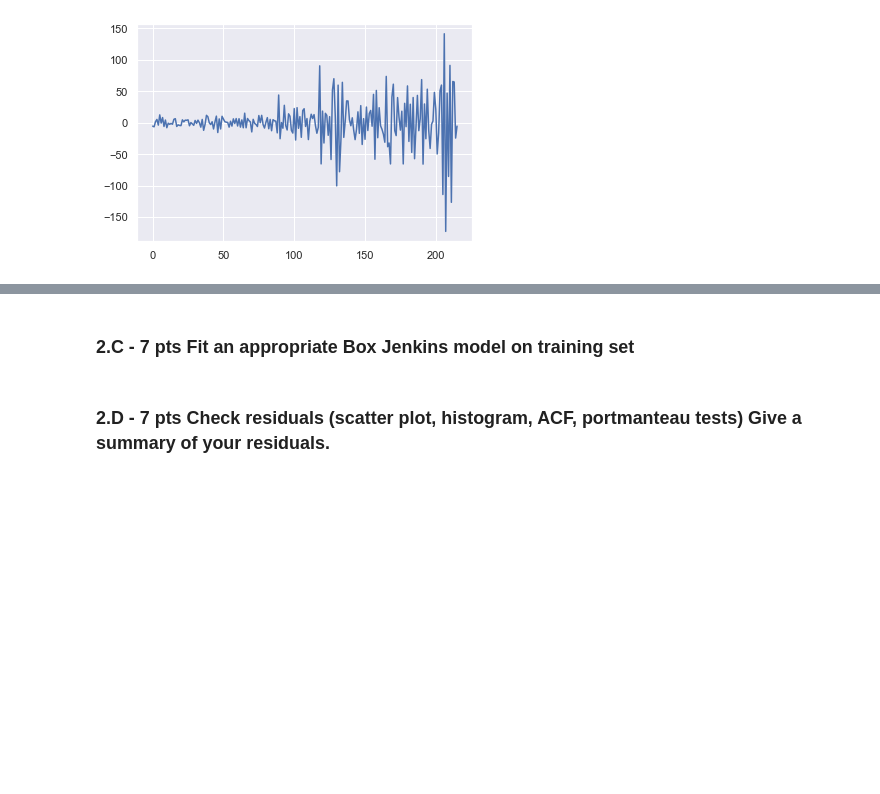
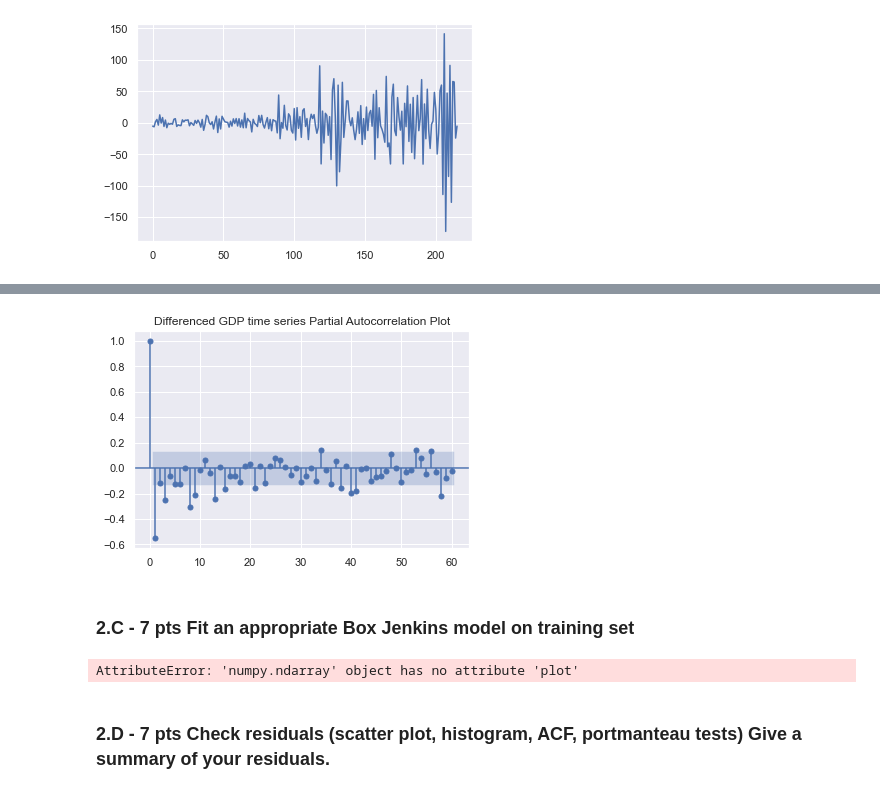
Before and after one commit to earnestsalgado/time-series-analysis_spr22, a Jupyter notebook: HW3/Week 3 Assignment Box Jenkins Models.ipynb, the cells around one changed output, grey strips where cells are left out. Drawn from its saved outputs; the diff is of its cells as text; code cells hidden in the pictures; blank space fills up the shorter version.

```diff
--- a/HW3/Week 3 Assignment Box Jenkins Models.ipynb
+++ b/HW3/Week 3 Assignment Box Jenkins Models.ipynb
@@ -254,2 +311,6 @@ def kpss_test(timeseries, trend='c'):
+# %%
+autocorr_plot = plot_pacf(GDP_second_order, lags=60, title='Differenced GDP time series Partial Autocorrelation Plot')
+# %% [output]
+[figure, added]
 # %% [markdown]
 ### 2.C - 7 pts Fit an appropriate Box Jenkins model on training set
@@ -256,3 +324,9 @@ def kpss_test(timeseries, trend='c'):
+# %%
+GDP_second_order.plot()
+y_pred.plot(color='red')
+y_test['gdp'].plot(color = 'black')
+# %% [output]
+AttributeError: 'numpy.ndarray' object has no attribute 'plot'
 # %% [markdown]
 ### 2.D - 7 pts Check residuals (scatter plot, histogram, ACF, portmanteau tests) Give a summary of your residuals.
 # %% [markdown]
```
Also changed, not shown: parts of 11 cells of this notebook.
